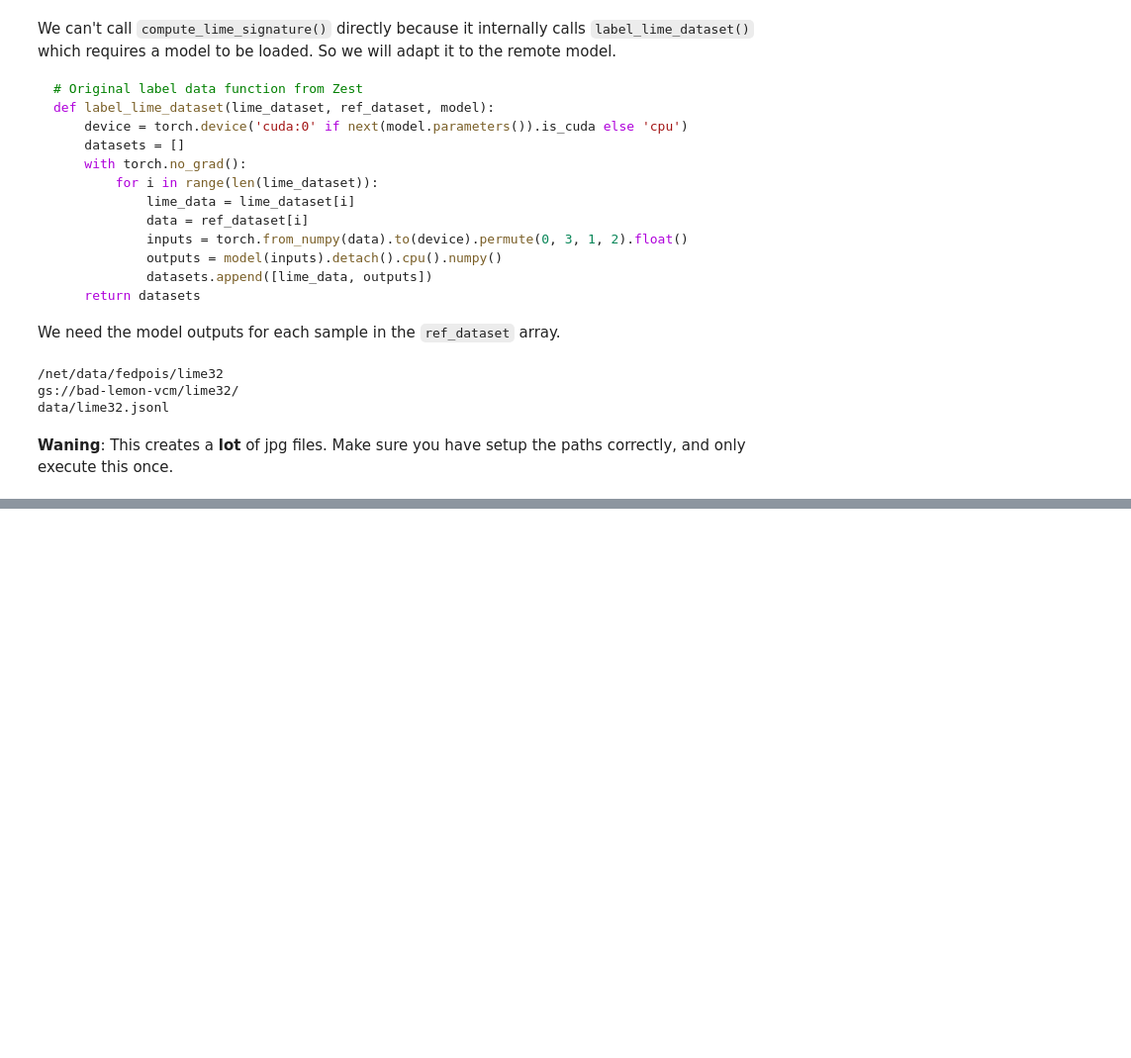
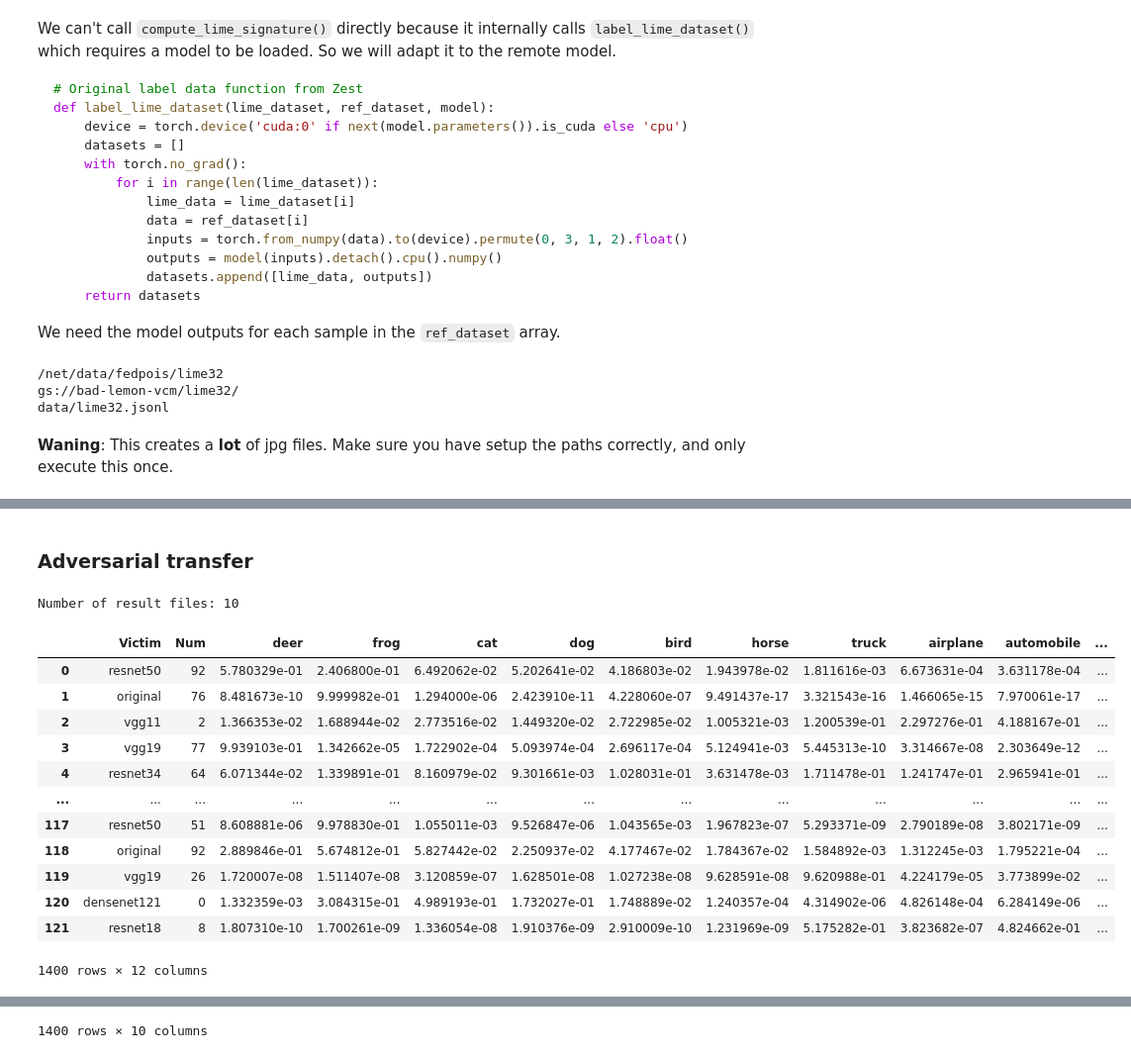
Before and after one commit to ClonedOne/bad_lemon, a Jupyter notebook: notebooks/prepare_lime_remote.ipynb, the cells around one changed output, grey strips where cells are left out. Shown: that part at 99% size. Drawn from its saved outputs; the diff is of its cells as text; code cells hidden in the pictures; blank space fills up the shorter version.

```diff
--- a/notebooks/prepare_lime_remote.ipynb
+++ b/notebooks/prepare_lime_remote.ipynb
@@ -160,0 +359,62 @@ with open(jsonl_file, 'w') as mf:
+# %% [markdown]
+### Adversarial transfer
+# %%
+results_dir_adv = 'results/prediction-cifar10model-2022-05-19T20:31:22.771605Z'
+results_f_names_adv = os.listdir(results_dir_adv)
+results_files_adv = [os.path.join(results_dir_adv, f) for f in results_f_names_adv]
+print('Number of result files:', len(results_files_adv))
+
+
+all_dfs_adv = []
+
+for res in results_files_adv:
+    with open(res, 'r') as f:
+        lines = f.readlines()
+        lines = [json.loads(l) for l in lines]
+
+        dicts = []
+        for l in lines:
+            img_id_list = l['instance']['content'].split('/')[-1].split('.')[0].split('_')
+
+            if img_id_list[0] == 'original':
+                victim = 'original'
+                num = int(img_id_list[1])
+            else:
+                victim = img_id_list[1]
+                num = int(img_id_list[-1])
+
+            pred_class = l['prediction']['displayNames']
+            pred_confs = l['prediction']['confidences']
+            assert len(pred_class) == len(pred_confs)
+
+            cd = dict(zip(pred_class, pred_confs))
+            d = {'Victim': victim, 'Num': num}
+            d.update(cd)
+
+            dicts.append(d)
+
+        df = pd.DataFrame.from_dict(dicts)
+        all_dfs_adv.append(df)
+
+results_df_adv = pd.concat(all_dfs_adv)
+display(results_df_adv)
+
+res_df_adv = results_df_adv.set_index(['Victim', 'Num'])
+res_df_adv = res_df_adv[sorted(res_df_adv.columns)]
+res_df_adv = res_df_adv.sort_index()
+display(res_df_adv)
+# %% [output]
+Number of result files: 10
+|  | Victim | Num | deer | frog | cat | dog | bird | horse | truck | airplane | automobile | ... |
+| 0 | resnet50 | 92 | 5.780329e-01 | 2.406800e-01 | 6.492062e-02 | 5.202641e-02 | 4.186803e-02 | 1.943978e-02 | 1.811616e-03 | 6.673631e-04 | 3.631178e-04 | ... |
+| 1 | original | 76 | 8.481673e-10 | 9.999982e-01 | 1.294000e-06 | 2.423910e-11 | 4.228060e-07 | 9.491437e-17 | 3.321543e-16 | 1.466065e-15 | 7.970061e-17 | ... |
+| 2 | vgg11 | 2 | 1.366353e-02 | 1.688944e-02 | 2.773516e-02 | 1.449320e-02 | 2.722985e-02 | 1.005321e-03 | 1.200539e-01 | 2.297276e-01 | 4.188167e-01 | ... |
+| 3 | vgg19 | 77 | 9.939103e-01 | 1.342662e-05 | 1.722902e-04 | 5.093974e-04 | 2.696117e-04 | 5.124941e-03 | 5.445313e-10 | 3.314667e-08 | 2.303649e-12 | ... |
+| 4 | resnet34 | 64 | 6.071344e-02 | 1.339891e-01 | 8.160979e-02 | 9.301661e-03 | 1.028031e-01 | 3.631478e-03 | 1.711478e-01 | 1.241747e-01 | 2.965941e-01 | ... |
+| ... | ... | ... | ... | ... | ... | ... | ... | ... | ... | ... | ... | ... |
+| 117 | resnet50 | 51 | 8.608881e-06 | 9.978830e-01 | 1.055011e-03 | 9.526847e-06 | 1.043565e-03 | 1.967823e-07 | 5.293371e-09 | 2.790189e-08 | 3.802171e-09 | ... |
+| 118 | original | 92 | 2.889846e-01 | 5.674812e-01 | 5.827442e-02 | 2.250937e-02 | 4.177467e-02 | 1.784367e-02 | 1.584892e-03 | 1.312245e-03 | 1.795221e-04 | ... |
+| 119 | vgg19 | 26 | 1.720007e-08 | 1.511407e-08 | 3.120859e-07 | 1.628501e-08 | 1.027238e-08 | 9.628591e-08 | 9.620988e-01 | 4.224179e-05 | 3.773899e-02 | ... |
+| 120 | densenet121 | 0 | 1.332359e-03 | 3.084315e-01 | 4.989193e-01 | 1.732027e-01 | 1.748889e-02 | 1.240357e-04 | 4.314902e-06 | 4.826148e-04 | 6.284149e-06 | ... |
+| 121 | resnet18 | 8 | 1.807310e-10 | 1.700261e-09 | 1.336054e-08 | 1.910376e-09 | 2.910009e-10 | 1.231969e-09 | 5.175282e-01 | 3.823682e-07 | 4.824662e-01 | ... |
+1400 rows × 12 columns
@@ -160,0 +434 @@ with open(jsonl_file, 'w') as mf:
+1400 rows × 10 columns
```
Also changed, not shown: parts of 23 cells of this notebook, 11 other files.
